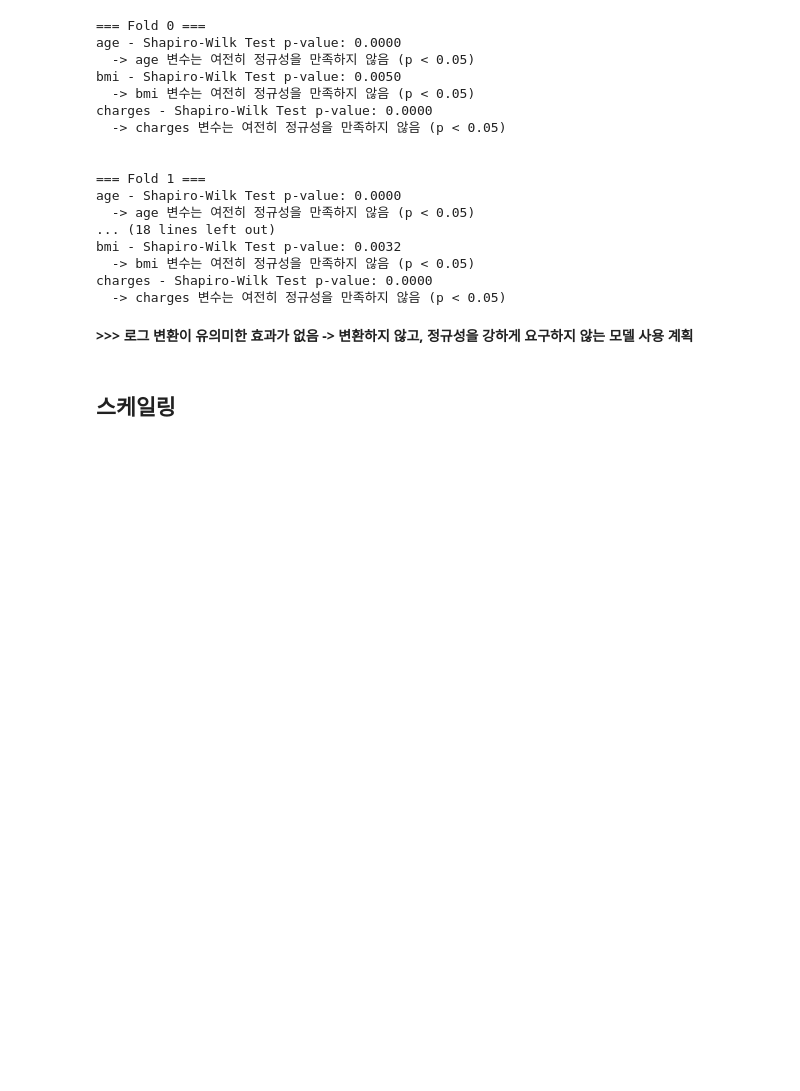
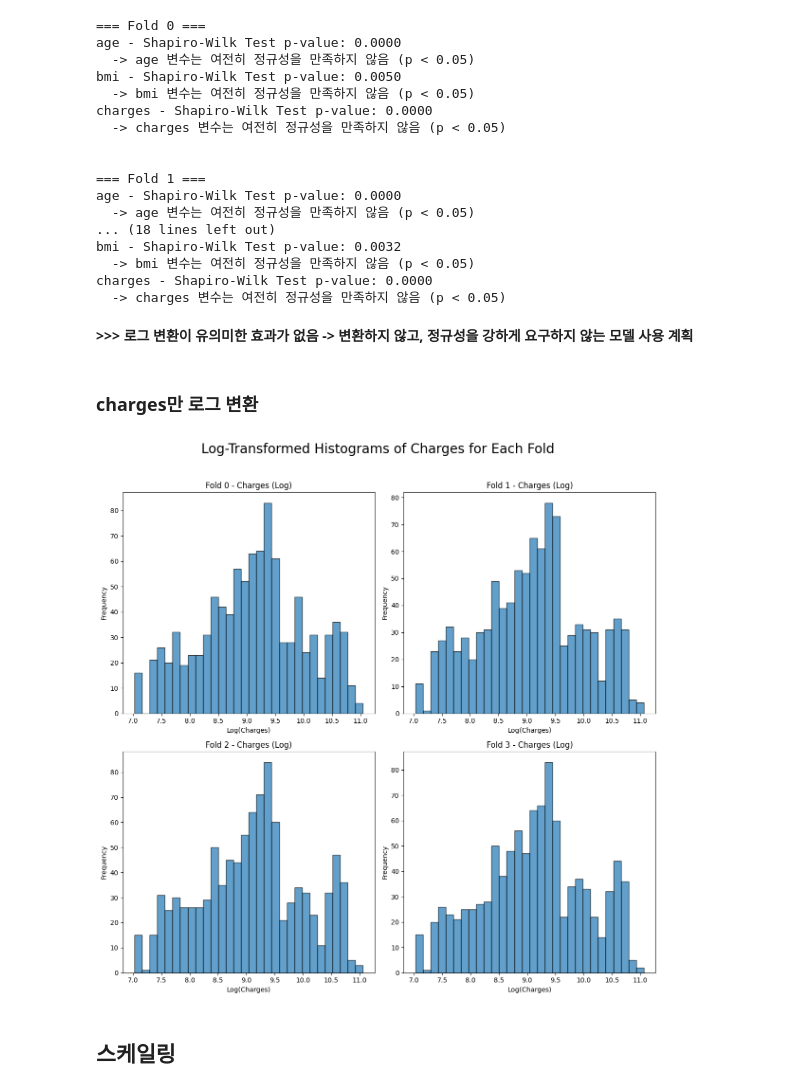
Before and after one commit to daeun118/24_2_ML_in_Finance, a Jupyter notebook: ML_in_Finance_TermProject.ipynb, the cells around one changed output. Drawn from its saved outputs; the diff is of its cells as text; code cells hidden in the pictures; blank space fills up the shorter version.

```diff
--- a/ML_in_Finance_TermProject.ipynb
+++ b/ML_in_Finance_TermProject.ipynb
@@ -387,3 +396,33 @@ charges - Shapiro-Wilk Test p-value: 0.0000
   -> charges 변수는 여전히 정규성을 만족하지 않음 (p < 0.05)
 # %% [markdown]
 **>>> 로그 변환이 유의미한 효과가 없음 -> 변환하지 않고, 정규성을 강하게 요구하지 않는 모델 사용 계획**
+# %% [markdown]
+### charges만 로그 변환
+# %%
+# charges만 로그 변환 적용
+log_tf_charges = [
+    df.assign(charges=np.log1p(df['charges'])) for df in numeric_data_list
+]
+
+# 서브플롯 설정 (2x2로 서브플롯 구성)
+fig, axes = plt.subplots(2, 2, figsize=(12, 12))  # 2행 2열
+fig.suptitle('Log-Transformed Histograms of Charges for Each Fold', fontsize=20)
+
+# 각 폴드의 charges 데이터로 반복문 수행
+for fold_index, numeric_data in enumerate(log_tf_charges):
+    # 행과 열의 인덱스 계산
+    row = fold_index // 2
+    col = fold_index % 2
+    ax = axes[row, col]
+
+    # 로그 변환된 charges 히스토그램 생성
+    ax.hist(numeric_data['charges'], bins=30, edgecolor='k', alpha=0.7)
+    ax.set_title(f'Fold {fold_index} - Charges (Log)')
+    ax.set_xlabel('Log(Charges)')
+    ax.set_ylabel('Frequency')
+
+# 레이아웃 조정
+plt.tight_layout(rect=[0, 0, 1, 0.96])
+plt.show()
+# %% [output]
+[figure, added]
```
Also changed, not shown: parts of 25 cells of this notebook.
